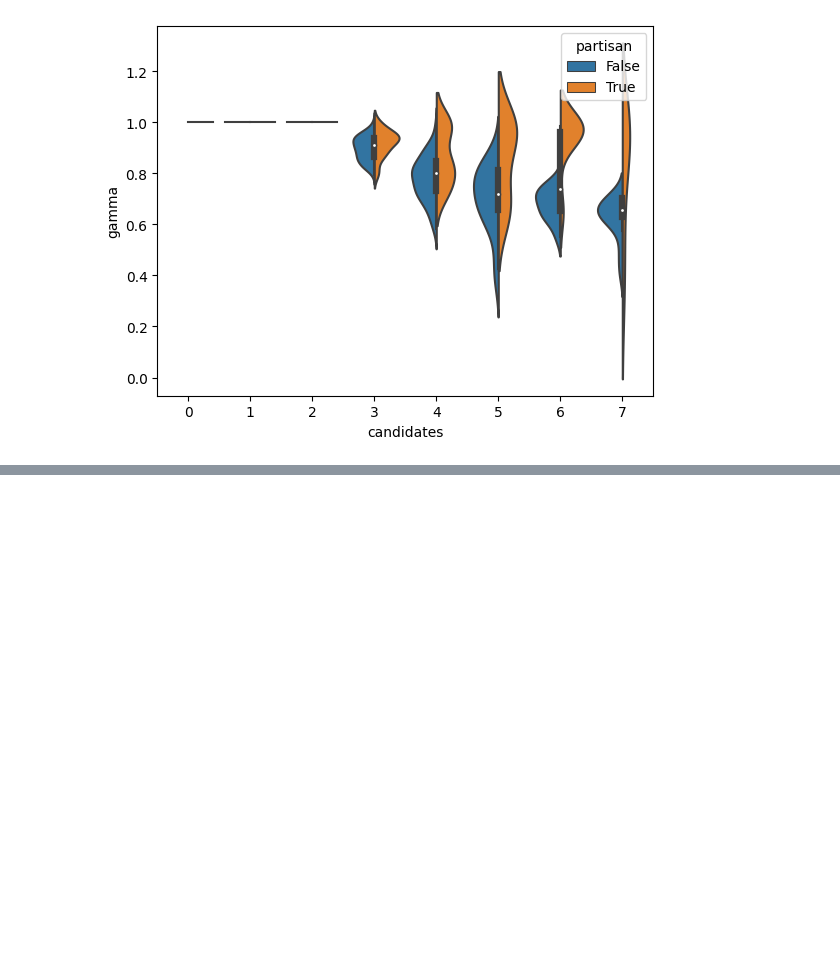
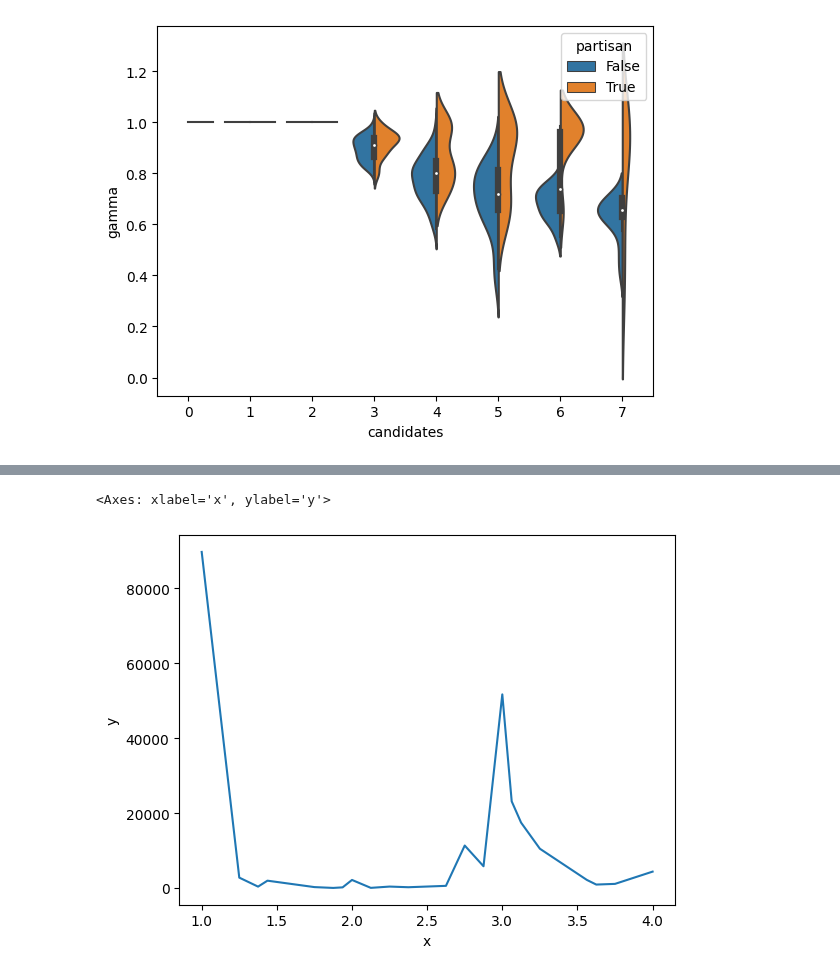
Before and after one commit to ericssimpson/voting-analysis-tools, a Jupyter notebook: team_arrow/cvr_class/permutations.ipynb, the cells around one changed output, grey strips where cells are left out. Cells and saved outputs as stored; diff of their text form; code cells hidden in the pictures; blank space fills up the shorter version.

```diff
--- a/team_arrow/cvr_class/permutations.ipynb
+++ b/team_arrow/cvr_class/permutations.ipynb
@@ -226,3 +226,74 @@ sns.violinplot(data=df, x="candidates", y="gamma", hue="partisan", split=True)
 # %% [output]
 <Axes: xlabel='candidates', ylabel='gamma'>
 [figure]
+# %%
+import seaborn as sns
+
+filename = "dataverse_files/Maine_11062018_CongressionalDistrict2.csv"
+ballots, candidates = parser.parser(filename)
+
+perms = list(itertools.permutations(candidates))
+#most consistant permutation
+mcp = None
+c_mcp = 0
+l = [i for i in range(1, len(candidates) + 1)]
+for perm in perms:
+    temp = {}
+    i = 1
+    for candidate in perm:
+        temp[candidate] = i
+        i += 1
+    c = 0
+    for b in ballots:
+        b_num = []
+        for candidate in b:
+            b_num.append(temp[candidate])
+        if (is_consistant(b_num, l)):
+            c += ballots[b]
+    if mcp is None or c > c_mcp:
+        c_mcp = c
+        mcp = perm
+    print(perm, " :  ", c/sum(ballots.values()))
+print("gamma: ", c_mcp/sum(ballots.values()))
+print("mcp: ", mcp)
+positions = {}
+temp = {}
+i = 1
+for candidate in mcp:
+    temp[candidate] = i
+    i += 1
+c = 0
+ballot_index = {}
+index = 1
+for b in ballots:
+    ballot = []
+    for candidate in b:
+        ballot.append(temp[candidate])
+    if len(ballot) == 0 or is_consistant(ballot, mcp) is False:
+        continue
+
+    if b not in ballot_index:
+        ballot_index[b] = index
+        index += 1
+
+    x = 0
+    v = 0.25
+    i = 1
+    while (i < len(ballot)):
+        if ballot[i] < ballot[i - 1]:
+            x -= (v * min(abs(ballot[i] - ballot[0]), abs(ballot[i] - ballot[i - 1])))
+        else:
+            x += (v * min(abs(ballot[i] - ballot[0]), abs(ballot[i] - ballot[i - 1])))
+        v *= 0.5
+        i += 1
+    x += ballot[0]
+    if x not in positions:
+        positions[x] = 0
+    print(b, " : ", x)
+    positions[x] += ballots[b]
+p_df = pd.DataFrame(columns=["x", "y"])
+for p in positions:
+    p_df.loc[len(p_df)] = [p, positions[p]]
+
+sns.lineplot(data=p_df, x="x", y="y")
+# %% [output]
@@ -228,0 +317,2 @@ sns.violinplot(data=df, x="candidates", y="gamma", hue="partisan", split=True)
+<Axes: xlabel='x', ylabel='y'>
+[figure, added]
```
Also changed, not shown: parts of 2 cells of this notebook.
